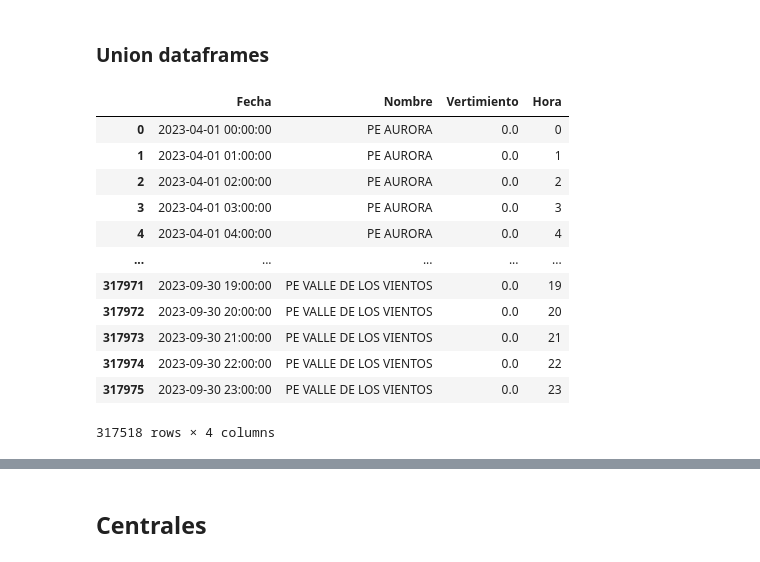
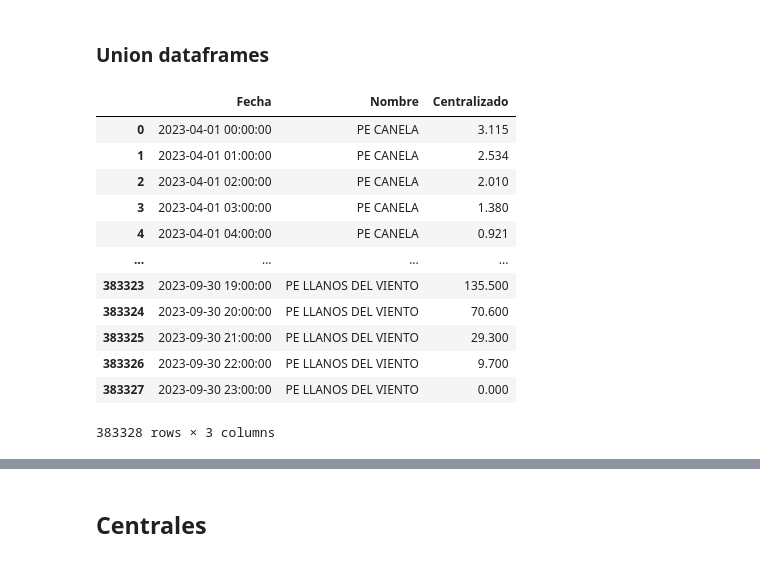
Before and after one commit to Ismael-Rods/Memoria, a Jupyter notebook: Recopilacion_datos.ipynb, the cells around one changed output, grey strips where cells are left out. Cells and saved outputs as stored; diff of their text form; code cells hidden in the pictures.

```diff
--- a/Recopilacion_datos.ipynb
+++ b/Recopilacion_datos.ipynb
@@ -681,0 +751,3 @@ Name: SExperto, dtype: float64
+# %%
+data.rename(columns={'Valor':'Centralizado'}, inplace=True)
+Centralizado= data
@@ -1441,0 +1572,32 @@ Name: SExperto, dtype: float64
+# %%
+def encontrar_archivos_eolicos(directorio_raiz, prefijos_archivo):
+    archivos_eolicos = []
+    for raiz, dirs, archivos in os.walk(directorio_raiz):
+        for archivo in archivos:
+            if any(archivo.startswith(prefijo) for prefijo in prefijos_archivo):
+                ruta_completa = os.path.join(raiz, archivo)
+                archivos_eolicos.append(ruta_completa)  # Agregar la ruta completa a la lista
+                print(f"Archivo encontrado: {archivo} en {raiz}")
+    return archivos_eolicos
+
+def leer_y_combinar_archivos(rutas_archivos):
+    dataframes = []
+    for ruta in rutas_archivos:
+        print(f"Leyendo archivo: {ruta}")
+        df = pd.read_excel(ruta, engine='openpyxl')
+        dataframes.append(df)
+    if dataframes:
+        merged_df = pd.concat(dataframes, ignore_index=True)
+    else:
+        merged_df = pd.DataFrame()  # Crear un DataFrame vacío si no hay archivos
+    return merged_df
+
+# Definir el directorio raíz y los prefijos de los archivos a buscar
+directorio_raiz = "2023/Datos Eolicos"
+prefijos_archivo = ["Centralizado", "ERNC"]  # Lista de prefijos a buscar
+
+# Encontrar los archivos eólicos y leerlos en DataFrames de Pandas
+rutas_archivos_encontrados = encontrar_archivos_eolicos(directorio_raiz, prefijos_archivo)
+
+# Combinar los DataFrames en uno solo
+data = leer_y_combinar_archivos(rutas_archivos_encontrados)
@@ -1441,0 +1622,3 @@ Name: SExperto, dtype: float64
+# %%
+data.rename(columns={'Valor':'Centralizado'}, inplace=True)
+Centralizado= data
@@ -1586,21 +1785,22 @@ Name: Vertimiento, dtype: float64
 # %%
 real
 externo
 coordinado
 SExperto
 Vertimiento
+Centralizado
 # %% [output]
-|  | Fecha | Nombre | Vertimiento | Hora |
-| 0 | 2023-04-01 00:00:00 | PE AURORA | 0.0 | 0 |
-| 1 | 2023-04-01 01:00:00 | PE AURORA | 0.0 | 1 |
-| 2 | 2023-04-01 02:00:00 | PE AURORA | 0.0 | 2 |
-| 3 | 2023-04-01 03:00:00 | PE AURORA | 0.0 | 3 |
-| 4 | 2023-04-01 04:00:00 | PE AURORA | 0.0 | 4 |
-| ... | ... | ... | ... | ... |
-| 317971 | 2023-09-30 19:00:00 | PE VALLE DE LOS VIENTOS | 0.0 | 19 |
-| 317972 | 2023-09-30 20:00:00 | PE VALLE DE LOS VIENTOS | 0.0 | 20 |
-| 317973 | 2023-09-30 21:00:00 | PE VALLE DE LOS VIENTOS | 0.0 | 21 |
-| 317974 | 2023-09-30 22:00:00 | PE VALLE DE LOS VIENTOS | 0.0 | 22 |
-| 317975 | 2023-09-30 23:00:00 | PE VALLE DE LOS VIENTOS | 0.0 | 23 |
+|  | Fecha | Nombre | Centralizado |
+| 0 | 2023-04-01 00:00:00 | PE CANELA | 3.115 |
+| 1 | 2023-04-01 01:00:00 | PE CANELA | 2.534 |
+| 2 | 2023-04-01 02:00:00 | PE CANELA | 2.010 |
+| 3 | 2023-04-01 03:00:00 | PE CANELA | 1.380 |
+| 4 | 2023-04-01 04:00:00 | PE CANELA | 0.921 |
+| ... | ... | ... | ... |
+| 383323 | 2023-09-30 19:00:00 | PE LLANOS DEL VIENTO | 135.500 |
+| 383324 | 2023-09-30 20:00:00 | PE LLANOS DEL VIENTO | 70.600 |
+| 383325 | 2023-09-30 21:00:00 | PE LLANOS DEL VIENTO | 29.300 |
+| 383326 | 2023-09-30 22:00:00 | PE LLANOS DEL VIENTO | 9.700 |
+| 383327 | 2023-09-30 23:00:00 | PE LLANOS DEL VIENTO | 0.000 |
-317518 rows × 4 columns
+383328 rows × 3 columns
 # %%
```
Also changed, not shown: parts of 22 cells of this notebook, 15 other files.
